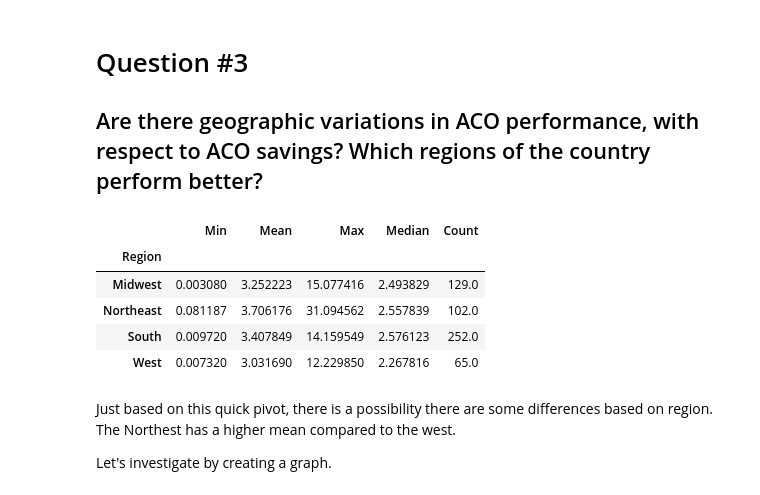
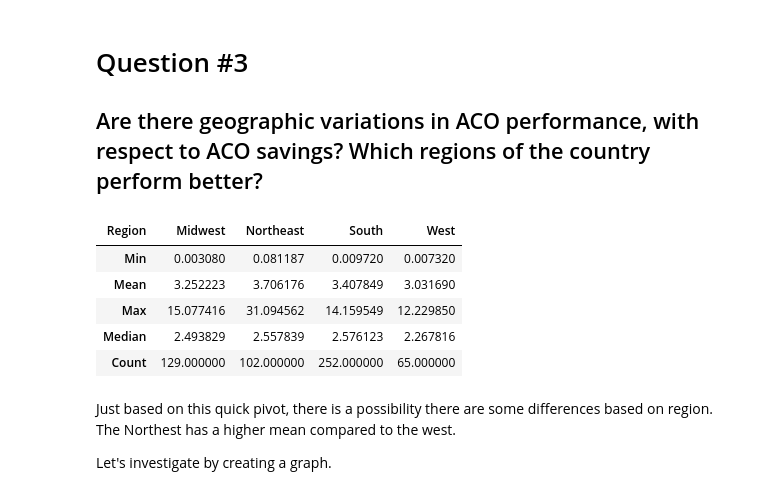
Before and after one commit to MSHCT-DellMed/MSHCT, a Jupyter notebook: ACO Data Analysis.ipynb, the cells around one changed output. Drawn from its saved outputs; the diff is of its cells as text; code cells hidden in the pictures.

```diff
--- a/ACO Data Analysis.ipynb
+++ b/ACO Data Analysis.ipynb
@@ -389,16 +387,17 @@ But, to answer question #2, there does not appear to be a difference between phy
 
 ## Are there geographic variations in ACO performance, with respect to ACO savings? Which regions of the country perform better?
 # %%
+# Regions are already classified in the dataset for us, thankfully.
 region_savings_pivot = df.groupby('Region').agg({'Sav_rate': [np.min, np.mean, np.max, np.median, len]})
 region_savings_pivot.columns = ['Min', 'Mean', 'Max', 'Median', 'Count']
-region_savings_pivot
+region_savings_pivot.T
 # %% [output]
-|  | Min | Mean | Max | Median | Count |
-| Region |  |  |  |  |  |
-| Midwest | 0.003080 | 3.252223 | 15.077416 | 2.493829 | 129.0 |
-| Northeast | 0.081187 | 3.706176 | 31.094562 | 2.557839 | 102.0 |
-| South | 0.009720 | 3.407849 | 14.159549 | 2.576123 | 252.0 |
-| West | 0.007320 | 3.031690 | 12.229850 | 2.267816 | 65.0 |
+| Region | Midwest | Northeast | South | West |
+| Min | 0.003080 | 0.081187 | 0.009720 | 0.007320 |
+| Mean | 3.252223 | 3.706176 | 3.407849 | 3.031690 |
+| Max | 15.077416 | 31.094562 | 14.159549 | 12.229850 |
+| Median | 2.493829 | 2.557839 | 2.576123 | 2.267816 |
+| Count | 129.000000 | 102.000000 | 252.000000 | 65.000000 |
 # %% [markdown]
 Just based on this quick pivot, there is a possibility there are some differences based on region. The Northest has a higher mean compared to the west.
 
```
Also changed, not shown: parts of 39 cells of this notebook.
